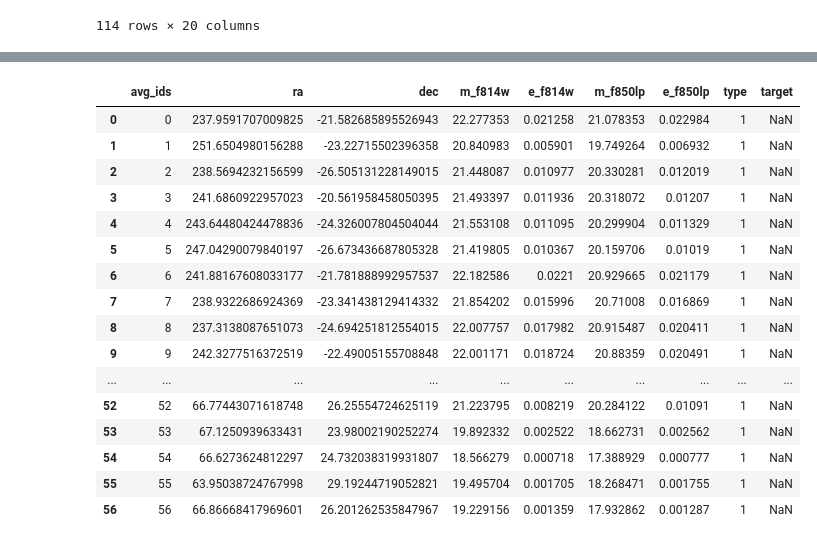
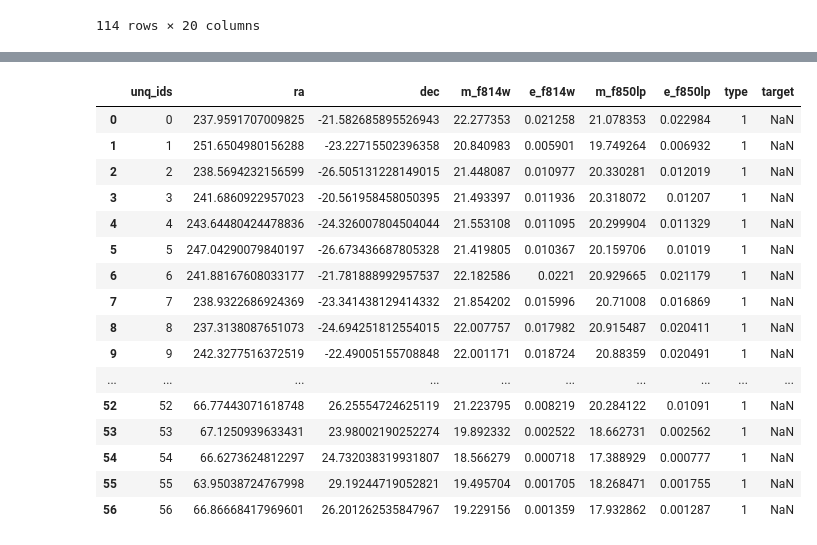
Before and after one commit to strampelligiovanni/StraKLIP, a Jupyter notebook: straklip/templates/DRC/join_catalogues.ipynb, the cells around one changed output, grey strips where cells are left out. Saved outputs shown, nothing was run; the diff lists cells and outputs as text; code cells hidden in the pictures.

```diff
--- a/straklip/templates/DRC/join_catalogues.ipynb
+++ b/straklip/templates/DRC/join_catalogues.ipynb
@@ -134,18 +134,18 @@ mvs_target_df
 114 rows × 20 columns
 # %%
 pos=0
-mvs_dataframe=pd.DataFrame(columns=['avg_ids','target','ext', 'visit','x_f814w','y_f814w','x_f850lp','y_f850lp','fitsroot_f814w','fitsroot_f850lp', 'exptime_f814w','exptime_f850lp', 'pav3_f814w', 'pav3_f850lp', 'rota_f814w', 'rota_f850lp','flag_f814w','flag_f850lp'])
+mvs_dataframe=pd.DataFrame(columns=['unq_ids','target','ext', 'visit','x_f814w','y_f814w','x_f850lp','y_f850lp','fitsroot_f814w','fitsroot_f850lp', 'exptime_f814w','exptime_f850lp', 'pav3_f814w', 'pav3_f850lp', 'rota_f814w', 'rota_f850lp','flag_f814w','flag_f850lp'])
 mvs_dataframe['flag_f814w']='rejected'
 mvs_dataframe['flag_f850lp']='rejected'
 
-for id in tqdm(mvs_target_df.avg_ids.unique()):
-    target=mvs_target_df.loc[(mvs_target_df.avg_ids==id),'target'].values[0]
-    df_F814W = mvs_target_df.loc[(mvs_target_df.avg_ids==id)&(mvs_target_df.filters=='F814W')].sort_values(['unittime'])
-    df_F850LP = mvs_target_df.loc[(mvs_target_df.avg_ids==id)&(mvs_target_df.filters=='F850LP')].sort_values(['unittime'])
-    num =  df_F814W.avg_ids.count() if df_F814W.avg_ids.count() >= df_F850LP.avg_ids.count() else df_F850LP.avg_ids.count()
+for id in tqdm(mvs_target_df.unq_ids.unique()):
+    target=mvs_target_df.loc[(mvs_target_df.unq_ids==id),'target'].values[0]
+    df_F814W = mvs_target_df.loc[(mvs_target_df.unq_ids==id)&(mvs_target_df.filters=='F814W')].sort_values(['unittime'])
+    df_F850LP = mvs_target_df.loc[(mvs_target_df.unq_ids==id)&(mvs_target_df.filters=='F850LP')].sort_values(['unittime'])
+    num =  df_F814W.unq_ids.count() if df_F814W.unq_ids.count() >= df_F850LP.unq_ids.count() else df_F850LP.unq_ids.count()
     for elno in range(num):
-        mvs_dataframe.loc[pos,'avg_ids'] = id
-        if not df_F814W.empty and elno <= df_F814W.avg_ids.count()-1:
+        mvs_dataframe.loc[pos,'unq_ids'] = id
+        if not df_F814W.empty and elno <= df_F814W.unq_ids.count()-1:
             mvs_dataframe.loc[pos,'target'] = df_F814W.target.unique()
             mvs_dataframe.loc[pos,'ext'] = 1 if df_F814W.ccd.unique() == 2 else 4
             mvs_dataframe.loc[pos,'visit'] = df_F814W.visit.unique()
@@ -155,7 +155,7 @@ for id in tqdm(mvs_target_df.avg_ids.unique()):
             mvs_dataframe.loc[pos,'ext'] = 1 if df_F850LP.ccd.unique() == 2 else 4
             mvs_dataframe.loc[pos,'visit'] = df_F850LP.visit.unique()
 
-        if not df_F850LP.empty and elno <= df_F850LP.avg_ids.count()-1:
+        if not df_F850LP.empty and elno <= df_F850LP.unq_ids.count()-1:
             mvs_dataframe.loc[pos,['x_f850lp','y_f850lp','fitsroot_f850lp','exptime_f850lp','pav3_f850lp','rota_f850lp']] =df_F850LP.iloc[elno][['x','y','fitsroot','exptime','pav3','rota']].values
         pos+=1
 
@@ -180,6 +180,6 @@ mvs_dataframe
 | 56 | 56.0 | J042728.00+261204.7 | 1 | 60 | 770.474934 | 868.194087 | 770.160321 | 868.634002 | iexn60010 | ... |
 # %%
 mvs_dataframe = mvs_dataframe.reset_index().rename(columns={'index':'mvs_ids'})
-mvs_dataframe['avg_ids']=mvs_dataframe.avg_ids.astype(int)
+mvs_dataframe['unq_ids']=mvs_dataframe.unq_ids.astype(int)
 mvs_dataframe
 # %% [output]
@@ -257,38 +257,38 @@ mvs_dataframe
 | 56 | 56 | 56 | J042728.00+261204.7 | 1 | 60 | 770.474934 | 868.194087 | 770.160321 | 868.634002 | iexn60010 | ... |
 # %%
 pos=0
-# avg_target_df = avg_target_df[['avg_ids','ra','dec','mag_psf','e_mag_psf']].sort_values(by='avg_ids').reset_index(drop=True)
-avg_dataframe=pd.DataFrame(columns=['avg_ids','ra', 'dec','m_f814w','e_f814w','m_f850lp','e_f850lp','type','target'])
+# unq_target_df = unq_target_df[['unq_ids','ra','dec','mag_psf','e_mag_psf']].sort_values(by='unq_ids').reset_index(drop=True)
+unq_dataframe=pd.DataFrame(columns=['unq_ids','ra', 'dec','m_f814w','e_f814w','m_f850lp','e_f850lp','type','target'])
 
-for id in tqdm(avg_target_df.avg_ids.unique()):
-    avg_target_df.loc[(avg_target_df.avg_ids==id),'target']=avg_target_df.loc[avg_target_df.avg_ids==id].target.values[0]
-    df_F814W = avg_target_df.loc[(avg_target_df.avg_ids==id)&(avg_target_df['filter']=='F814W')]
-    df_F850LP = avg_target_df.loc[(avg_target_df.avg_ids==id)&(avg_target_df['filter']=='F850LP')]
-    num =  df_F814W.avg_ids.count() if df_F814W.avg_ids.count() >= df_F850LP.avg_ids.count() else df_F850LP.avg_ids.count()
+for id in tqdm(unq_target_df.unq_ids.unique()):
+    unq_target_df.loc[(unq_target_df.unq_ids==id),'target']=unq_target_df.loc[unq_target_df.unq_ids==id].target.values[0]
+    df_F814W = unq_target_df.loc[(unq_target_df.unq_ids==id)&(unq_target_df['filter']=='F814W')]
+    df_F850LP = unq_target_df.loc[(unq_target_df.unq_ids==id)&(unq_target_df['filter']=='F850LP')]
+    num =  df_F814W.unq_ids.count() if df_F814W.unq_ids.count() >= df_F850LP.unq_ids.count() else df_F850LP.unq_ids.count()
     for elno in range(num):
-        avg_dataframe.loc[pos,'avg_ids'] = id
+        unq_dataframe.loc[pos,'unq_ids'] = id
         if not df_F814W.empty:
-            avg_dataframe.loc[pos,'ra'] = df_F814W.ra.unique()
-            avg_dataframe.loc[pos,'dec'] = df_F814W.dec.unique()
+            unq_dataframe.loc[pos,'ra'] = df_F814W.ra.unique()
+            unq_dataframe.loc[pos,'dec'] = df_F814W.dec.unique()
         elif not df_F850LP.empty:
-            avg_dataframe.loc[pos,'ra'] = df_F850LP.ra.unique()
-            avg_dataframe.loc[pos,'dec'] = df_F850LP.dec.unique()
+            unq_dataframe.loc[pos,'ra'] = df_F850LP.ra.unique()
+            unq_dataframe.loc[pos,'dec'] = df_F850LP.dec.unique()
 
-        avg_dataframe.loc[pos,'type'] = 1
-        if np.all(mvs_dataframe.loc[mvs_dataframe.avg_ids==id,['flag_f814w','flag_f850lp']]=='bad_target'):
-                avg_dataframe.loc[avg_dataframe.avg_ids==id,'type']=0
-        if not df_F814W.empty and elno <= df_F814W.avg_ids.count()-1:
-            avg_dataframe.loc[pos,['m_f814w','e_f814w']] =df_F814W.iloc[elno][['mag_aper','e_mag_aper']].values
+        unq_dataframe.loc[pos,'type'] = 1
+        if np.all(mvs_dataframe.loc[mvs_dataframe.unq_ids==id,['flag_f814w','flag_f850lp']]=='bad_target'):
+                unq_dataframe.loc[unq_dataframe.unq_ids==id,'type']=0
+        if not df_F814W.empty and elno <= df_F814W.unq_ids.count()-1:
+            unq_dataframe.loc[pos,['m_f814w','e_f814w']] =df_F814W.iloc[elno][['mag_aper','e_mag_aper']].values
 
-        if not df_F850LP.empty and elno <= df_F850LP.avg_ids.count()-1:
-            avg_dataframe.loc[pos,['m_f850lp','e_f850lp']] =df_F850LP.iloc[elno][['mag_aper','e_mag_aper']].values
+        if not df_F850LP.empty and elno <= df_F850LP.unq_ids.count()-1:
+            unq_dataframe.loc[pos,['m_f850lp','e_f850lp']] =df_F850LP.iloc[elno][['mag_aper','e_mag_aper']].values
         pos+=1
 
-avg_dataframe=avg_dataframe.sort_values('avg_ids')
-avg_dataframe['avg_ids']=avg_dataframe.avg_ids.astype(int)
-avg_dataframe
+unq_dataframe=unq_dataframe.sort_values('unq_ids')
+unq_dataframe['unq_ids']=unq_dataframe.unq_ids.astype(int)
+unq_dataframe
 # %% [output]
-|  | avg_ids | ra | dec | m_f814w | e_f814w | m_f850lp | e_f850lp | type | target |
+|  | unq_ids | ra | dec | m_f814w | e_f814w | m_f850lp | e_f850lp | type | target |
 | 0 | 0 | 237.9591707009825 | -21.582685895526943 | 22.277353 | 0.021258 | 21.078353 | 0.022984 | 1 | NaN |
 | 1 | 1 | 251.6504980156288 | -23.22715502396358 | 20.840983 | 0.005901 | 19.749264 | 0.006932 | 1 | NaN |
 | 2 | 2 | 238.5694232156599 | -26.505131228149015 | 21.448087 | 0.010977 | 20.330281 | 0.012019 | 1 | NaN |
```
Also changed, not shown: parts of 10 cells of this notebook, 20 other files.
